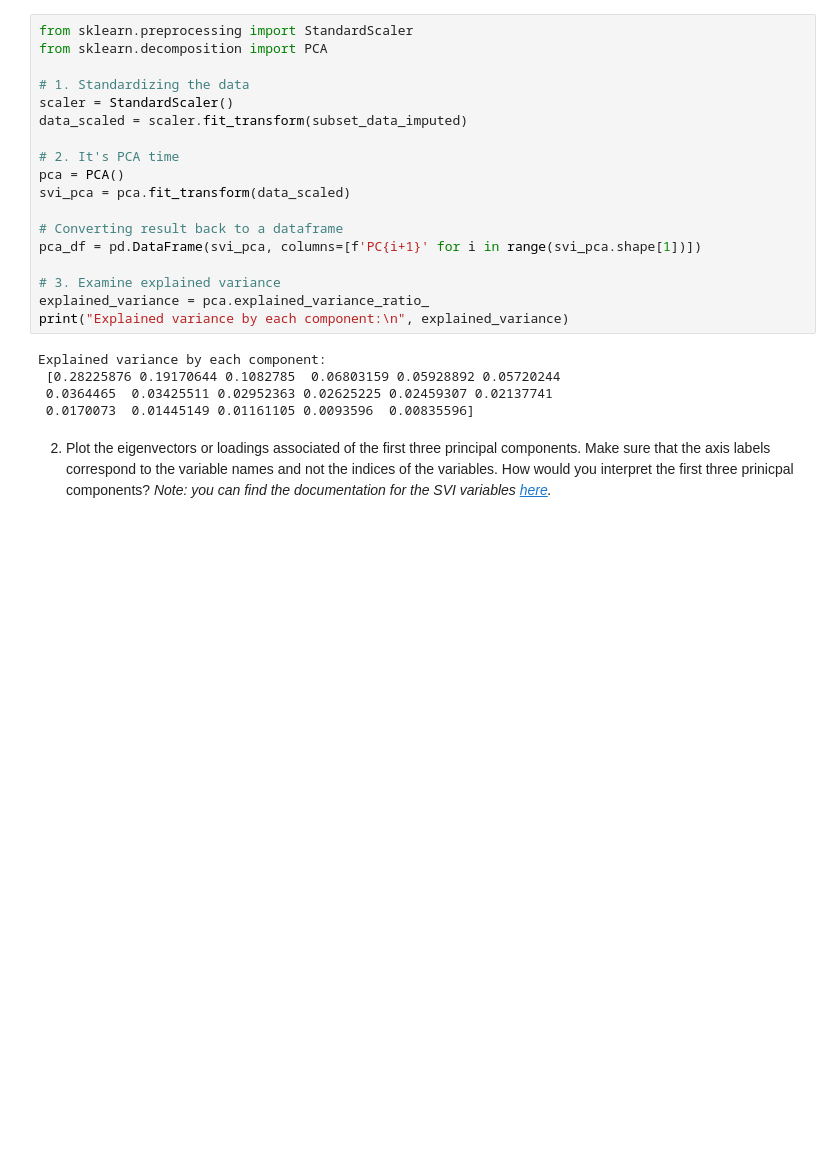
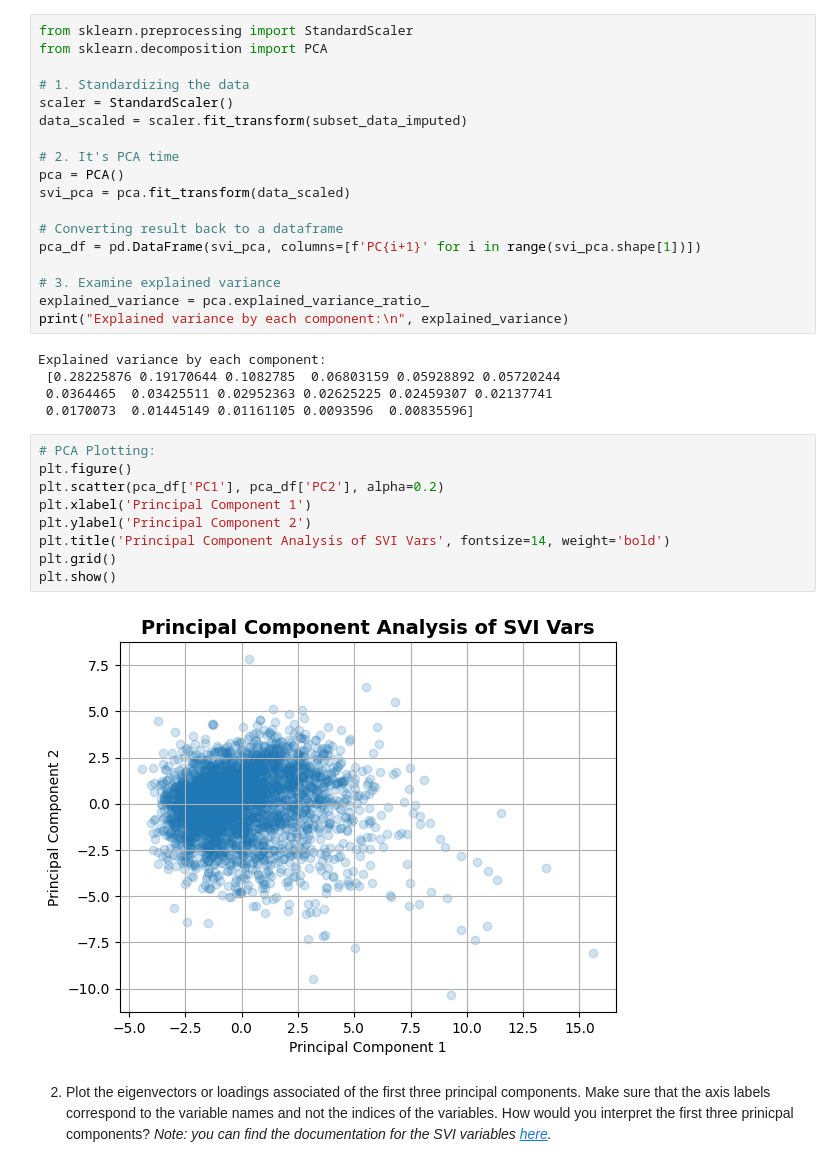
Before and after one commit to nolanyager/MachineLearning_Fall24, a Jupyter notebook: homework/HW_03.ipynb, the cells around one changed output. Drawn from its saved outputs; the diff is of its cells as text; blank space fills up the shorter version.

```diff
--- a/homework/HW_03.ipynb
+++ b/homework/HW_03.ipynb
@@ -154,6 +154,17 @@ Explained variance by each component:
  [0.28225876 0.19170644 0.1082785  0.06803159 0.05928892 0.05720244
  0.0364465  0.03425511 0.02952363 0.02625225 0.02459307 0.02137741
  0.0170073  0.01445149 0.01161105 0.0093596  0.00835596]
+# %%
+# PCA Plotting:
+plt.figure()
+plt.scatter(pca_df['PC1'], pca_df['PC2'], alpha=0.2)
+plt.xlabel('Principal Component 1')
+plt.ylabel('Principal Component 2')
+plt.title('Principal Component Analysis of SVI Vars', fontsize=14, weight='bold')
+plt.grid()
+plt.show()
+# %% [output]
+[figure, added]
 # %% [markdown]
 2. Plot the eigenvectors or loadings associated of the first three principal components.
 Make sure that the axis labels correspond to the variable names and not the indices of the variables.
```
